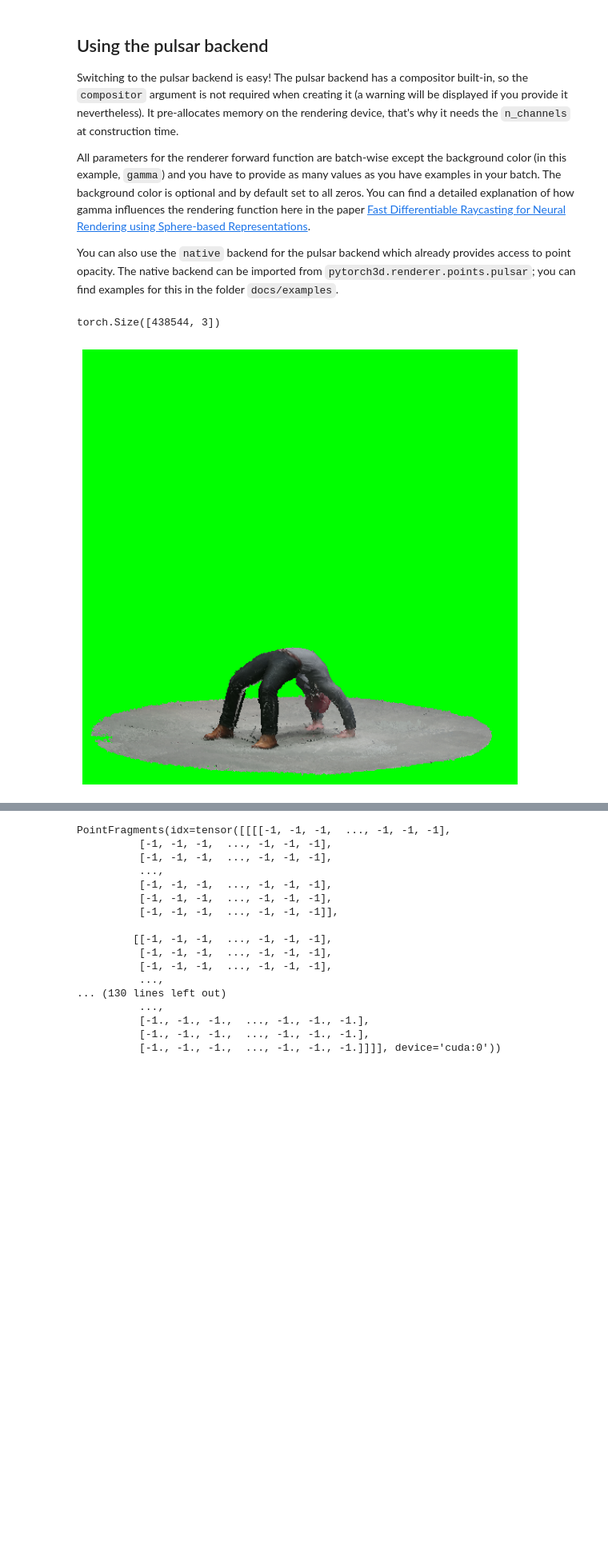
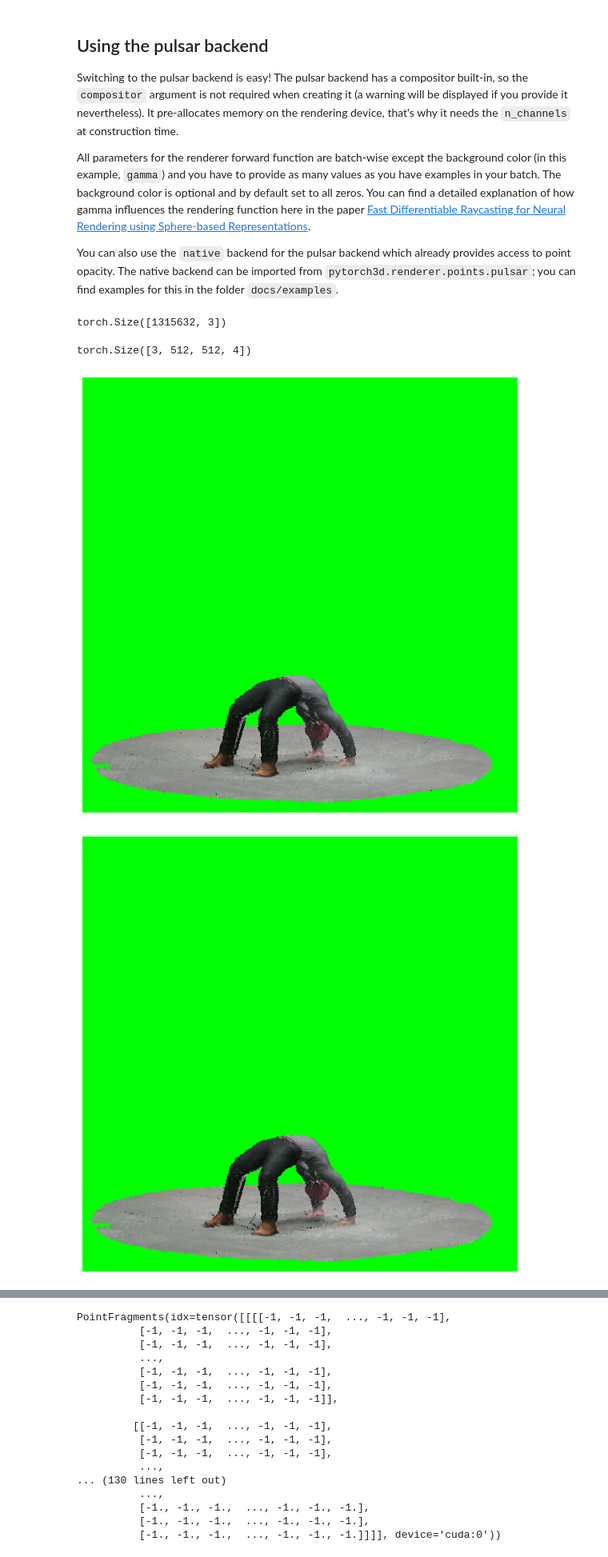
Before and after one commit to bobiblazeski/pic2mesh, a Jupyter notebook: render_colored_points.ipynb, the cells around one changed output, grey strips where cells are left out. Shown: that part at 80% size. Cells and saved outputs as stored; diff of their text form; code cells hidden in the pictures; blank space fills up the shorter version.

Commit message:
Refactor renderer

```diff
--- a/render_colored_points.ipynb
+++ b/render_colored_points.ipynb
@@ -74,8 +74,9 @@ obj_filename = os.path.join(DATA_DIR, "PittsburghBridge/pointcloud.npz")
 
 # Load point cloud
 pointcloud = np.load(obj_filename)
-verts = torch.Tensor(pointcloud['verts']).to(device)
+bs = 3
+verts = torch.Tensor(pointcloud['verts'][None]).expand(bs, -1, -1).to(device)
 
-rgb = torch.Tensor(pointcloud['rgb']).to(device)
+rgb = torch.Tensor(pointcloud['rgb'][None]).expand(bs, -1, -1).to(device)
 
-point_cloud = Pointclouds(points=[verts], features=[rgb])
+point_cloud = Pointclouds(points=verts, features=rgb)
@@ -164,6 +176,7 @@ In this example we will first create a **renderer** which uses an **orthographic
 # %%
 # Initialize a camera.
 R, T = look_at_view_transform(20, 10, 0)
+R, T = R.expand(bs, -1, -1), T.expand(bs, -1)
 cameras = FoVOrthographicCameras(device=device, R=R, T=T, znear=0.01)
 
 # Define the settings for rasterization and shading. Here we set the output image to be of size
@@ -218,18 +231,38 @@ You can also use the `native` backend for the pulsar backend which already provi
 # %%
 point_cloud.points_packed().shape
 # %% [output]
-torch.Size([438544, 3])
+torch.Size([1315632, 3])
 # %%
 pulsar_renderer = PulsarPointsRenderer(
     rasterizer=PointsRasterizer(cameras=cameras, raster_settings=raster_settings),
     n_channels=4
 ).to(device)
 
-images = pulsar_renderer(point_cloud, gamma=(1e-4,),
+images = pulsar_renderer(point_cloud, gamma=[1e-4 for _ in range(bs)],
                   bg_col=torch.tensor([0.0, 1.0, 0.0, 1.0], dtype=torch.float32, device=device))
+print(images.shape)
 plt.figure(figsize=(10, 10))
 plt.imshow(images[0, ..., :3].cpu().numpy())
 plt.grid("off")
 plt.axis("off");
 # %% [output]
+torch.Size([3, 512, 512, 4])
 [figure]
+# %%
+pulsar_renderer = PulsarPointsRenderer(
+    rasterizer=PointsRasterizer(cameras=cameras, raster_settings=raster_settings),
+    n_channels=4
+).to(device)
+
+images = pulsar_renderer(point_cloud,
+                         gamma=[1e-4 for _ in range(bs)],
+                         bg_col=torch.tensor([0.0, 1.0, 0.0, 1.0],
+                                             dtype=torch.float32, device=device),
+                         R=R.to(device), T=T.to(device),
+                        )
+plt.figure(figsize=(10, 10))
+plt.imshow(images[0, ..., :3].cpu().numpy())
+plt.grid("off")
+plt.axis("off");
+# %% [output]
+[figure, added]
```
Also changed, not shown: parts of 9 cells of this notebook, 10 other files.
